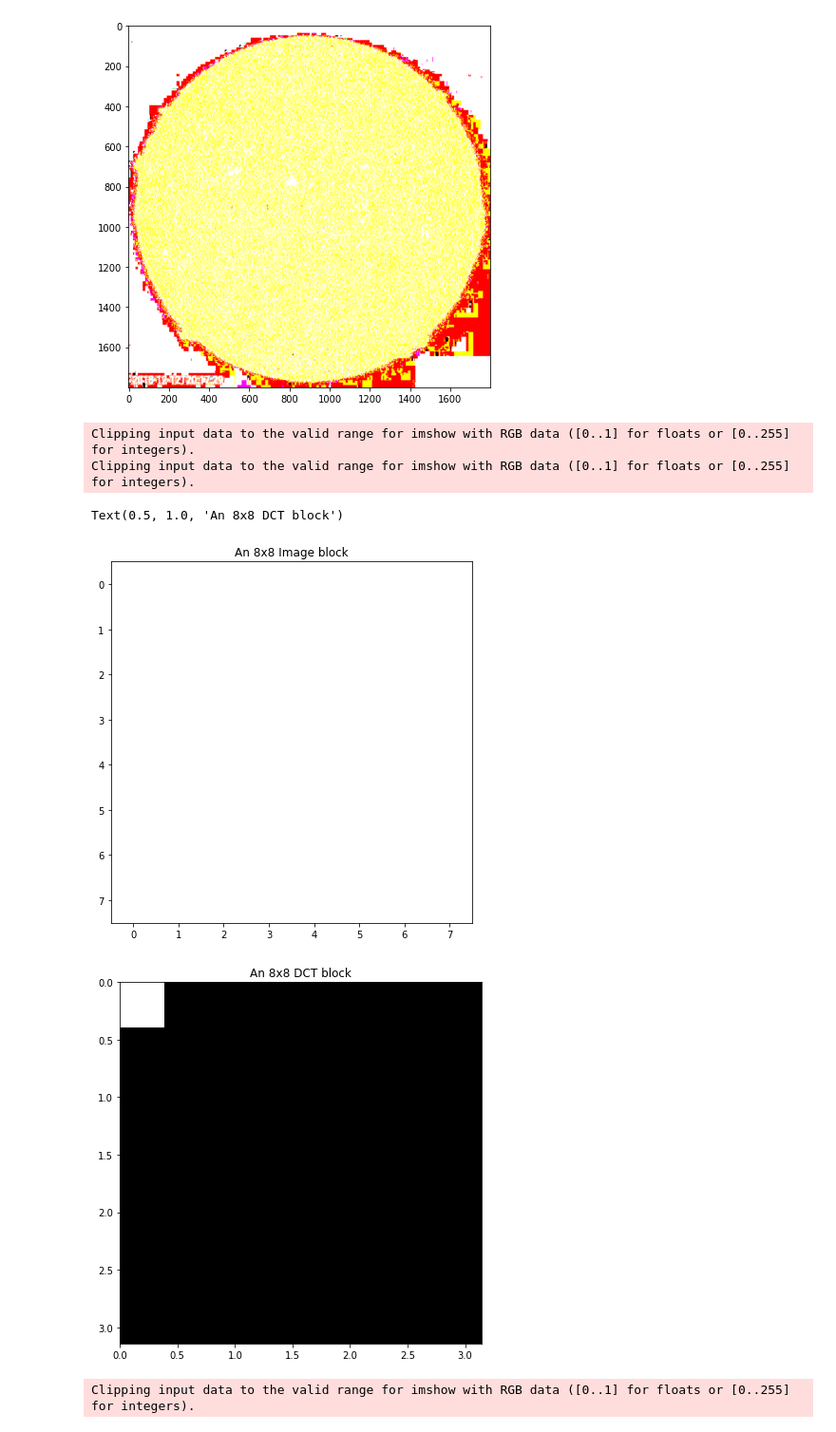
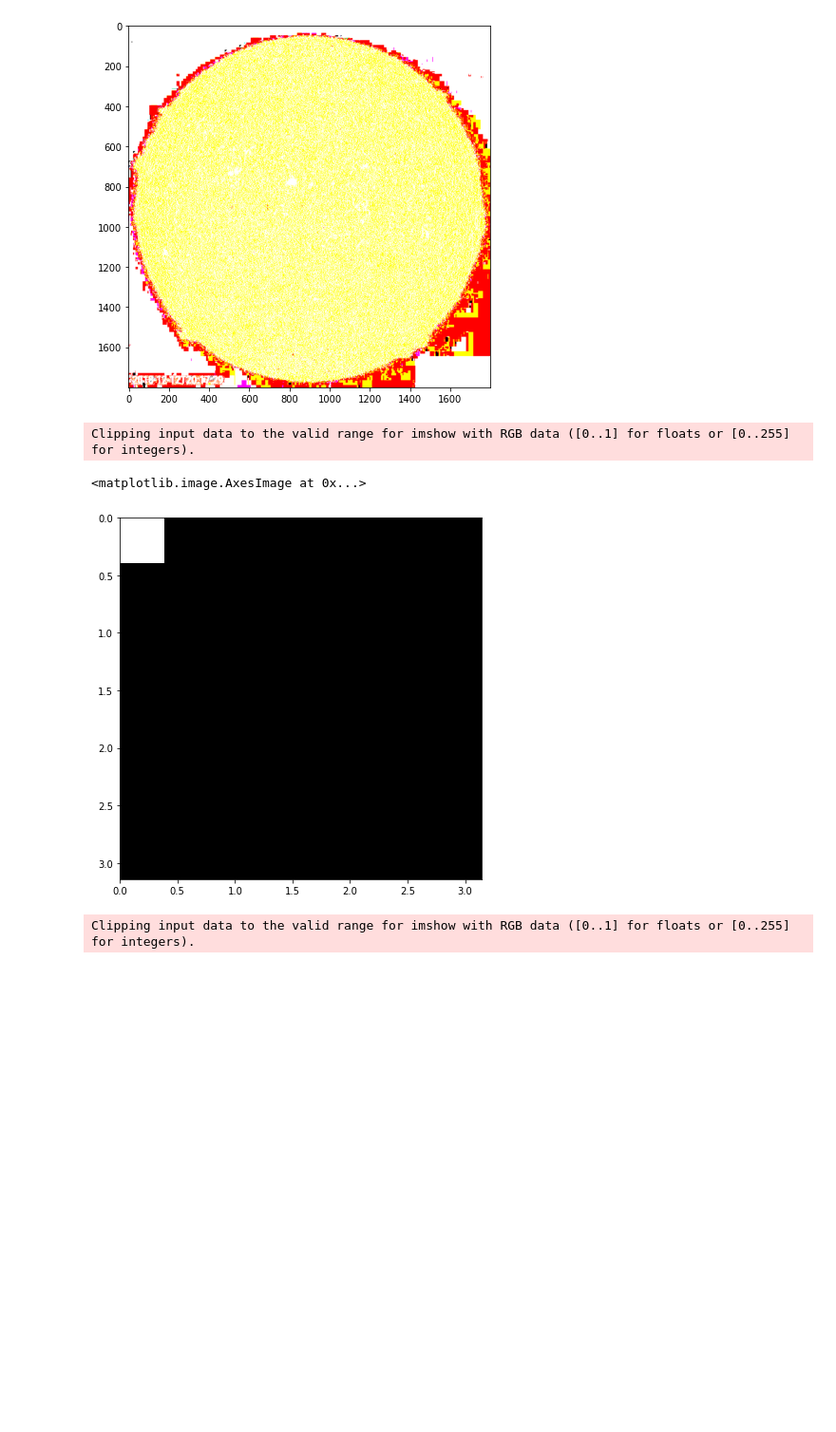
Before and after one commit to njha1999/DIP_Conference_DCT_Group_12, a Jupyter notebook: DIP_Conference_DCT_Group_12_Implementation.ipynb, the cells around one changed output. Shown at 95% size. Cells and saved outputs as stored; diff of their text form; code cells hidden in the pictures; blank space fills up the shorter version.

```diff
--- a/DIP_Conference_DCT_Group_12_Implementation.ipynb
+++ b/DIP_Conference_DCT_Group_12_Implementation.ipynb
@@ -60,21 +60,19 @@ for i in r_[:imsize[0]:8]:
 # %%
 pos = 128
 
 # Extract a block from image
-plt.figure()
-plt.imshow(im[pos:pos+8,pos:pos+8],cmap='gray')
-plt.title( "An 8x8 Image block")
+#plt.figure()
+#plt.imshow(im[pos:pos+8,pos:pos+8],cmap='gray')
+#plt.title( "An 8x8 Image block")
 
 # Display the dct of that block
-plt.figure()
+#plt.figure()
 plt.imshow(dct[pos:pos+8,pos:pos+8],cmap='gray',vmax= np.max(dct)*0.01,vmin = 0, extent=[0,pi,pi,0])
-plt.title( "An 8x8 DCT block")
+#plt.title( "An 8x8 DCT block")
 # %% [output]
 Clipping input data to the valid range for imshow with RGB data ([0..1] for floats or [0..255] for integers).
-Clipping input data to the valid range for imshow with RGB data ([0..1] for floats or [0..255] for integers).
-Text(0.5, 1.0, 'An 8x8 DCT block')
+<matplotlib.image.AxesImage at 0x...>
-[figure, old version]
+[figure, new version]
-[figure, removed]
 # %%
 # Display entire DCT
 plt.figure()
```
Also changed, not shown: parts of 1 cell of this notebook.
